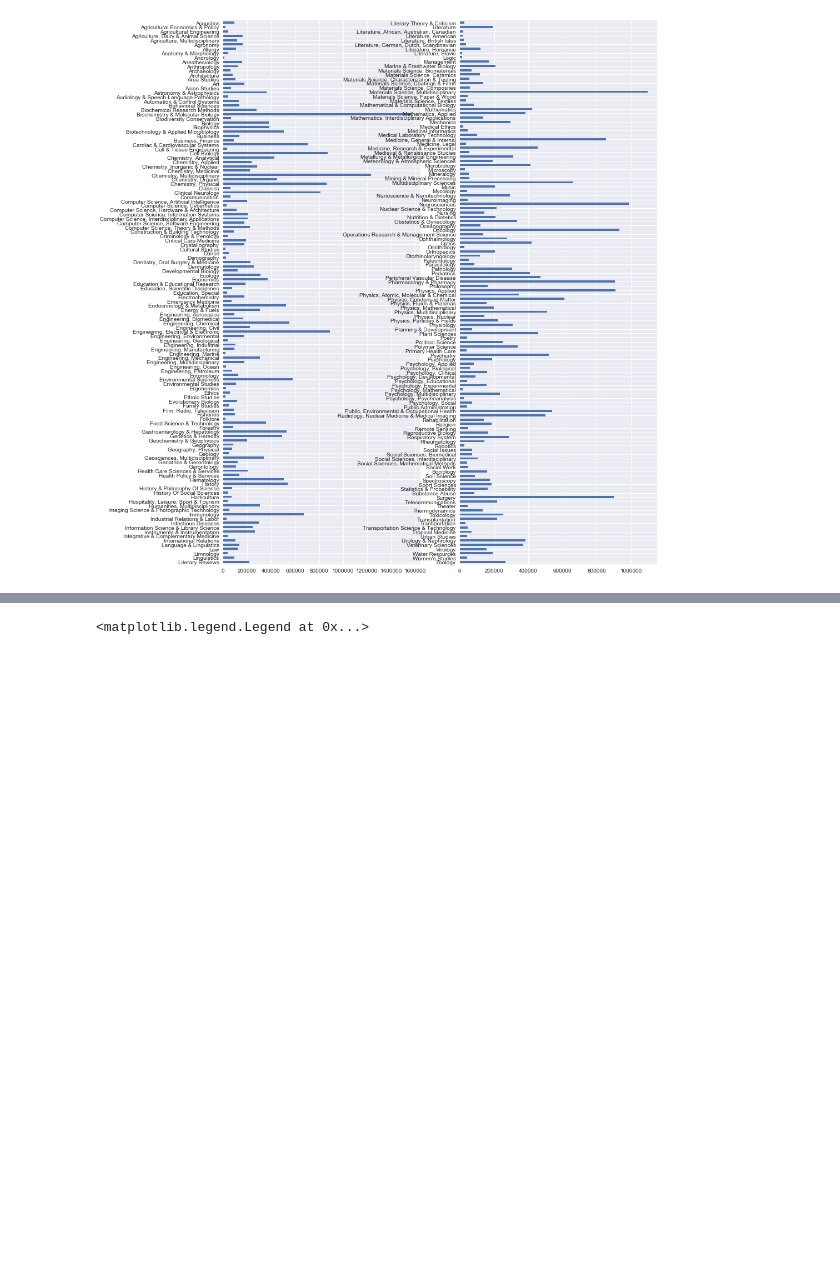
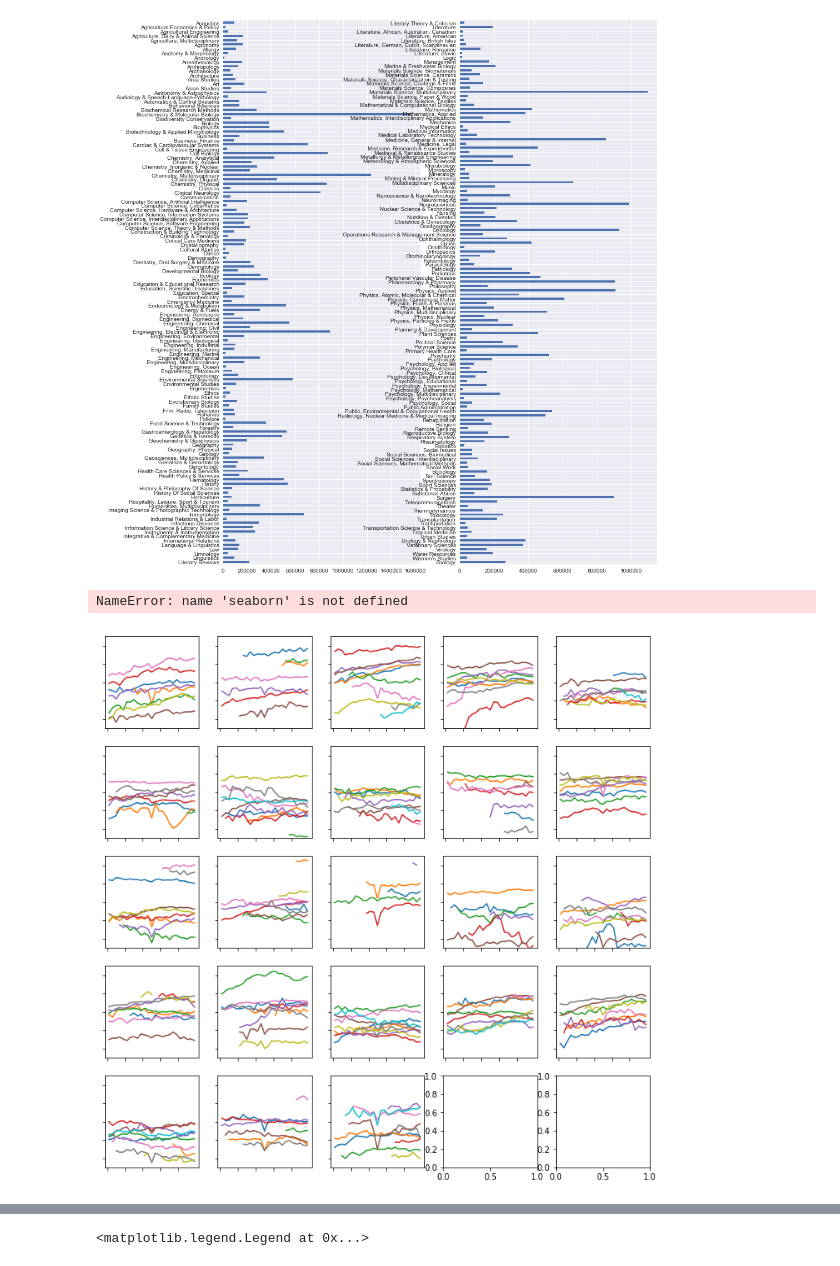
Before and after one commit to jlorince/wos-text-dynamics, a Jupyter notebook: notebooks/data-exploration.ipynb, the cells around one changed output, grey strips where cells are left out. Saved outputs shown, nothing was run; the diff lists cells and outputs as text; code cells hidden in the pictures; blank space fills up the shorter version.

```diff
--- a/notebooks/data-exploration.ipynb
+++ b/notebooks/data-exploration.ipynb
@@ -67,8 +71,9 @@ def parse_results(fi):
     return df
 # %%
 colors = seaborn.color_palette()
-def plotter(cat,window_size,mode='local'):
-    df = parse_results("{}by-cat-results/{}_null/results_{}_{}".format(DATADIR,mode,window_size,cat))
+def plotter(cat,window_size,mode='fixed'):
+    #df = parse_results("{}by-cat-results/{}_null/results_{}_{}".format(DATADIR,mode,window_size,cat))
+    df = parse_results("~/Desktop/results/results_{}_{}".format(window_size,cat))
     start = 1991+window_size-.5
     if mode == 'fixed':
         r = np.arange(start,start+len(df.ix['jsd_m'][0]))
@@ -137,4 +142,6 @@ def plotter(cat,window_size,mode='local'):
 
 
 
-    fig.suptitle("{} - {} null".format(cat,mode))
+    fig.suptitle("{} - {} year window".format(cat,window_size))
+# %% [output]
+NameError: name 'seaborn' is not defined
@@ -141,2 +199,13 @@ def plotter(cat,window_size,mode='local'):
+# %%
+fig,axes = plt.subplots(5,5,figsize=(12,12))
+axf = axes.ravel()
+for i,ax in zip(np.arange(0,225,10),axf):
+    for cat in sorted(all_cats)[i:i+10]:
+        ent_plotter(cat,1,ax)
+    ax.set_ylim(10.5,11.5)
+    ax.set_xticklabels([])
+    ax.set_yticklabels([])
+# %% [output]
+[figure, added]
 # %%
 cat = 'Acoustics'
```
Also changed, not shown: parts of 5 cells of this notebook, 1 other file.
